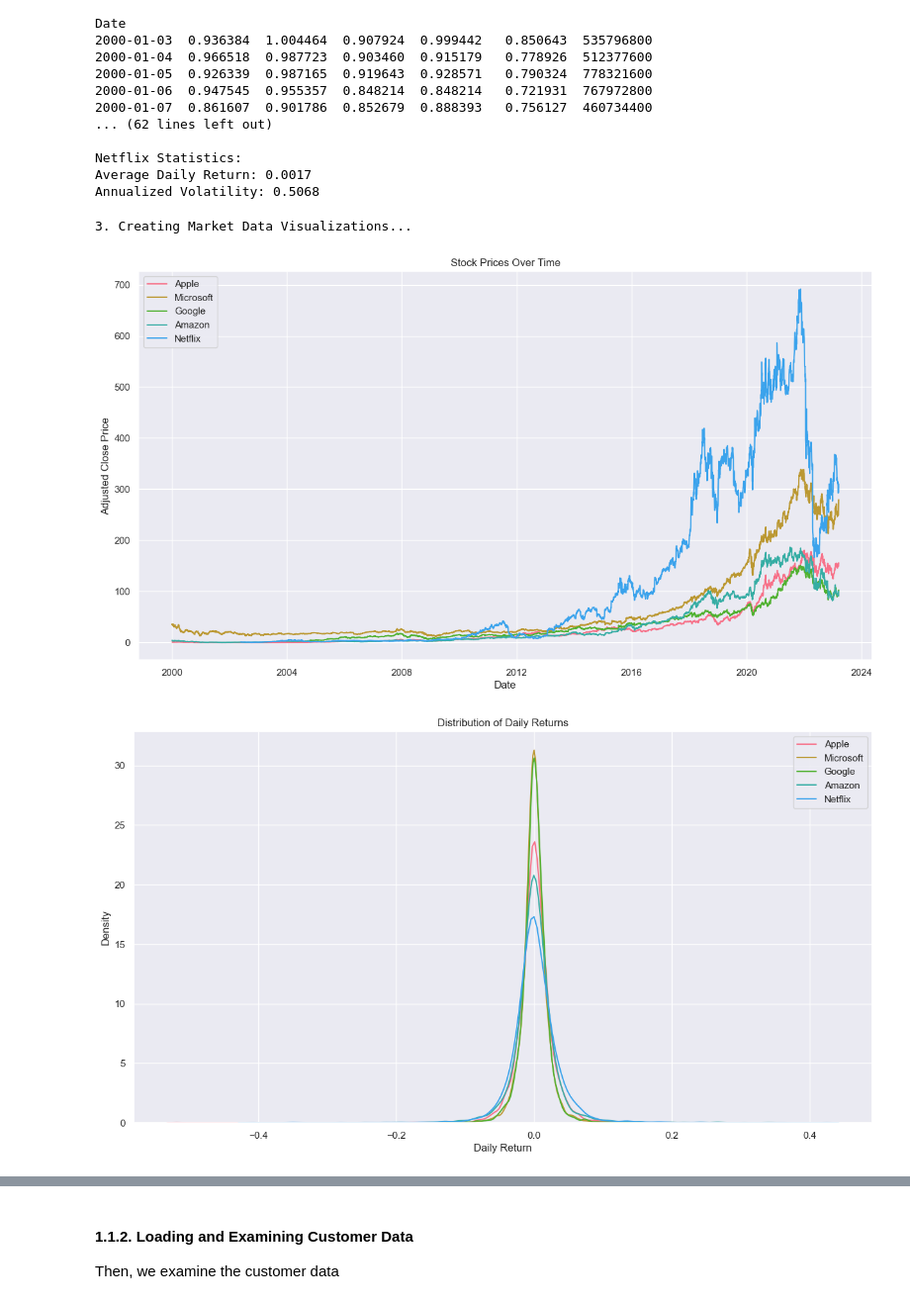
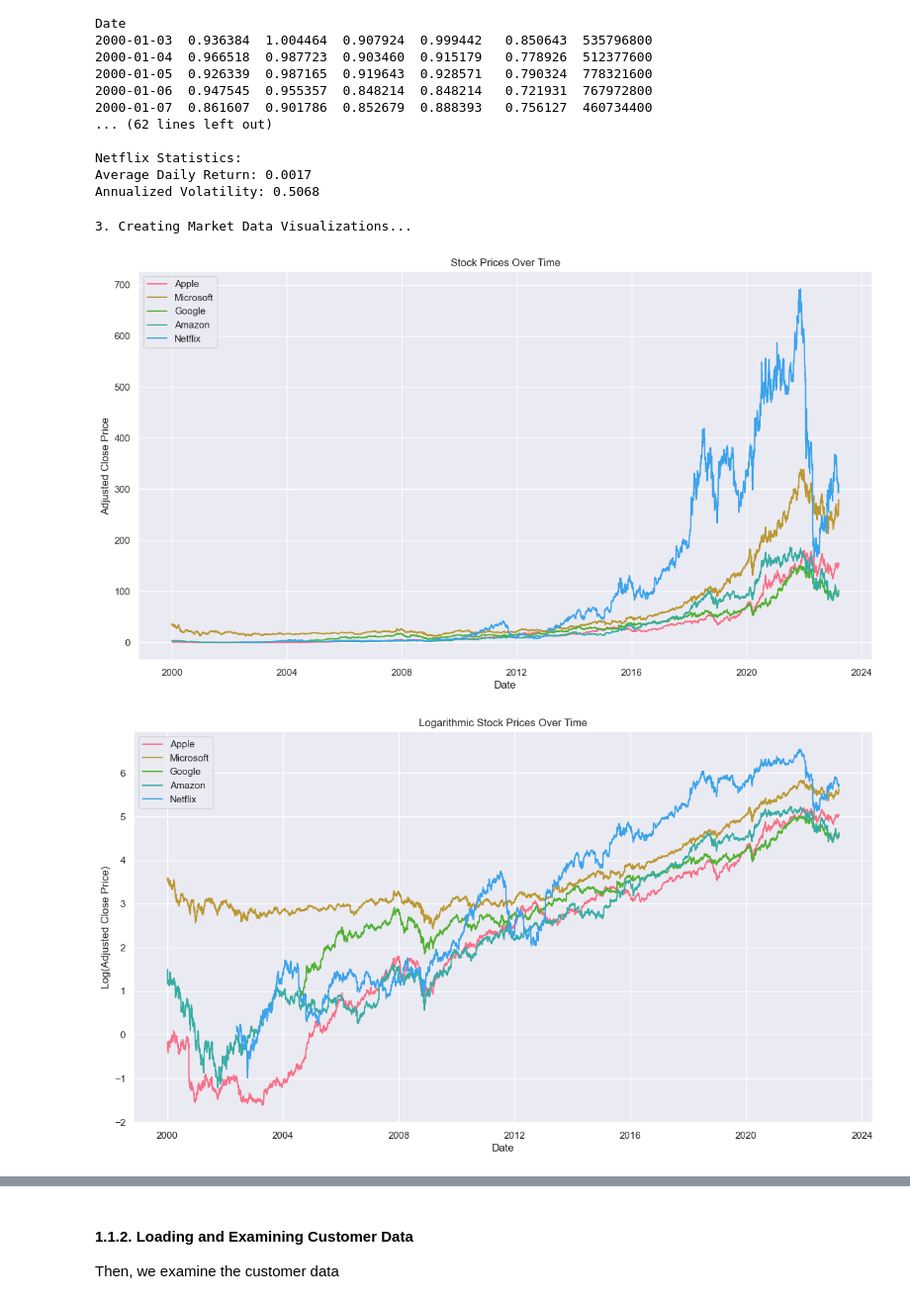
Before and after one commit to ghsaberr/portfolio-optimization-investment-recommendation, a Jupyter notebook: portfolio-optimization-investment-recommendation.ipynb, the cells around one changed output, grey strips where cells are left out. Shown: that part at 99% size. Saved outputs shown, nothing was run; the diff lists cells and outputs as text; code cells hidden in the pictures.

Commit message:
new plot

```diff
--- a/portfolio-optimization-investment-recommendation.ipynb
+++ b/portfolio-optimization-investment-recommendation.ipynb
@@ -81,29 +81,40 @@ Annualized Volatility: 0.5068
 # %%
 print("\n3. Creating Market Data Visualizations...")
 # Plot stock prices over time
 plt.figure(figsize=(15, 8))
 for stock, data in market_data.items():
     plt.plot(data.index, data['Adj Close'], label=stock)
 
 plt.title('Stock Prices Over Time')
 plt.xlabel('Date')
 plt.ylabel('Adjusted Close Price')
+plt.legend()
+plt.grid(True)
+plt.show()
+
+# Logarithmic plot adjusted price over time
+plt.figure(figsize=(15, 8))
+for stock, data in market_data.items():
+    plt.plot(data.index, np.log(data['Adj Close']), label=stock)
+plt.title('Logarithmic Stock Prices Over Time')
+plt.xlabel('Date')
+plt.ylabel('Log(Adjusted Close Price)')
 plt.legend()
 plt.grid(True)
 plt.show()
 
 # Plot returns distribution
 plt.figure(figsize=(15, 8))
 for stock, returns in returns_data.items():
     sns.kdeplot(returns, label=stock)
 
 plt.title('Distribution of Daily Returns')
 plt.xlabel('Daily Return')
 plt.ylabel('Density')
 plt.legend()
 plt.grid(True)
 plt.show()
 # %% [output]
 3. Creating Market Data Visualizations...
 [figure]
-[figure, old version]
+[figure, new version]
```
Also changed, not shown: parts of 2 cells of this notebook.
